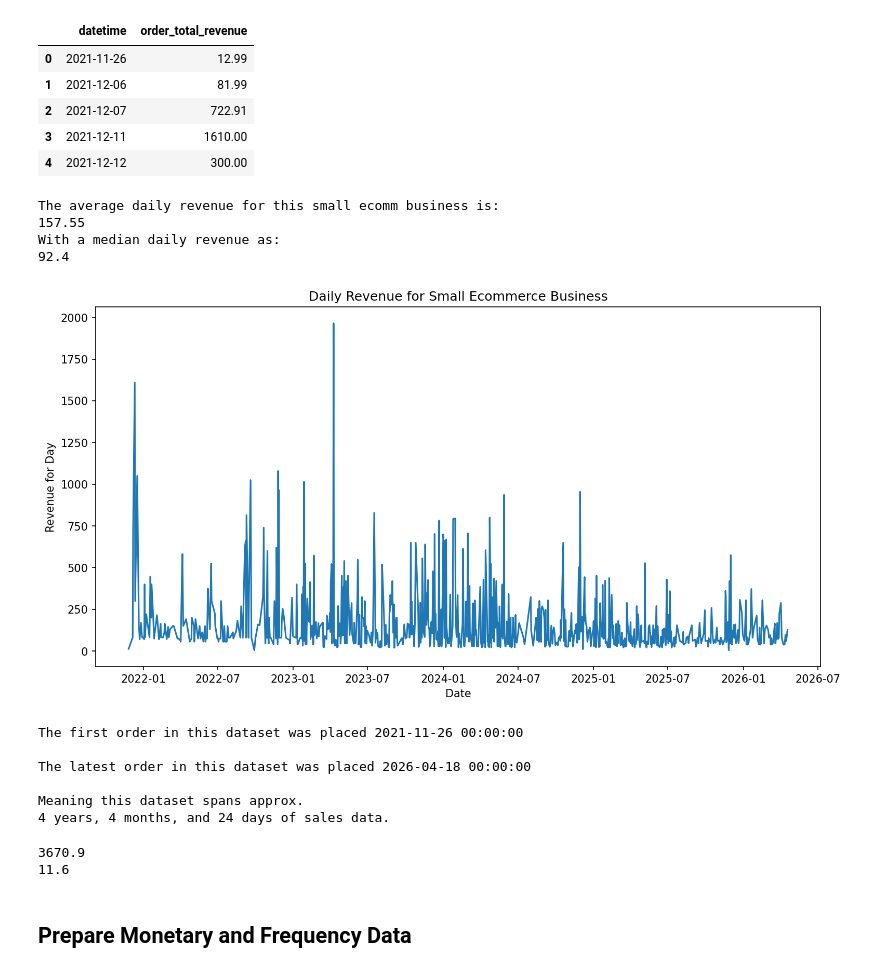
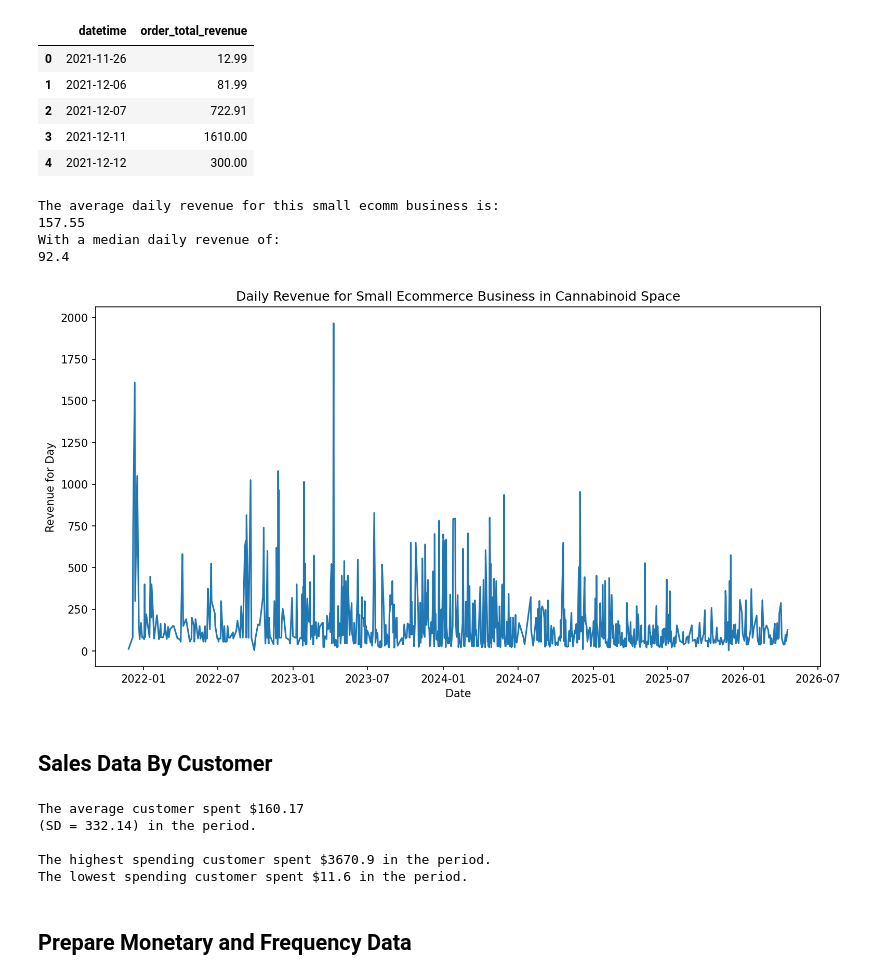
Before and after one commit to djdebonis/rfm, a Jupyter notebook: ecommerce_data.ipynb, the cells around one changed output. Drawn from its saved outputs; the diff is of its cells as text; code cells hidden in the pictures.

```diff
--- a/ecommerce_data.ipynb
+++ b/ecommerce_data.ipynb
@@ -45,63 +219,46 @@ med_daily_revenue = daily_purchase["order_total_revenue"].median()
 print(f"""
 The average daily revenue for this small ecomm business is:
 {average_daily_revenue}
-With a median daily revenue as:
+With a median daily revenue of:
 {med_daily_revenue}
 """)
 # %% [output]
 The average daily revenue for this small ecomm business is:
 157.55
-With a median daily revenue as:
+With a median daily revenue of:
 92.4
 # %%
 # plot the data above
 plt.plot(daily_purchase["datetime"],
          daily_purchase["order_total_revenue"])
 plt.xlabel("Date")
 plt.ylabel("Revenue for Day")
-plt.title("Daily Revenue for Small Ecommerce Business")
+plt.title("Daily Revenue for Small Ecommerce Business in Cannabinoid Space")
 plt.show()
 # %% [output]
-[figure, old version]
+[figure, new version]
-# %%
-# display the first order and the last order
-first_order = ecomm["datetime"].min()
-latest_order = ecomm["datetime"].max()
-time_diff = (latest_order - first_order)
-days_total = time_diff.days
-
-# floor division operator; only take full years
-years = days_total // 365
-# modulus operator, take what's left over in days
-# divide by 30
-months = (days_total % 365) // 30
-days = (days_total % 365) % 30
-
-print(f"The first order in this dataset was placed {first_order}")
-print("")
-print(f"The latest order in this dataset was placed {latest_order}")
-print(f"""
-Meaning this dataset spans approx.
-{years} years, {months} months, and {days} days of sales data.
-""")
-# %% [output]
-The first order in this dataset was placed 2021-11-26 00:00:00
-
-The latest order in this dataset was placed 2026-04-18 00:00:00
-
-Meaning this dataset spans approx.
-4 years, 4 months, and 24 days of sales data.
+# %% [markdown]
+## Sales Data By Customer
 # %%
 # next we will figure out average spend for customer in a lifetime
 person_purchase = ecomm.groupby("unique_customer_id")["order_total_revenue"].sum().reset_index()
 
+average_purchaser = round((person_purchase["order_total_revenue"].mean()), 2)
+average_purchaser_dev = round((person_purchase["order_total_revenue"].std()), 2)
 highest_purchaser = person_purchase["order_total_revenue"].max()
 lowest_purchaser = person_purchase["order_total_revenue"].min()
-print(highest_purchaser)
-print(lowest_purchaser)
+print(f"""
+The average customer spent ${average_purchaser}
+(SD = {average_purchaser_dev}) in the period.
+""")
+print(f"The highest spending customer spent ${highest_purchaser} in the period.")
+print(f"The lowest spending customer spent ${lowest_purchaser} in the period.")
 # %% [output]
-3670.9
-11.6
+The average customer spent $160.17
+(SD = 332.14) in the period.
+
+The highest spending customer spent $3670.9 in the period.
+The lowest spending customer spent $11.6 in the period.
 # %% [markdown]
 ## Prepare Monetary and Frequency Data
 # %%
```
Also changed, not shown: parts of 23 cells of this notebook, 1 other file.
